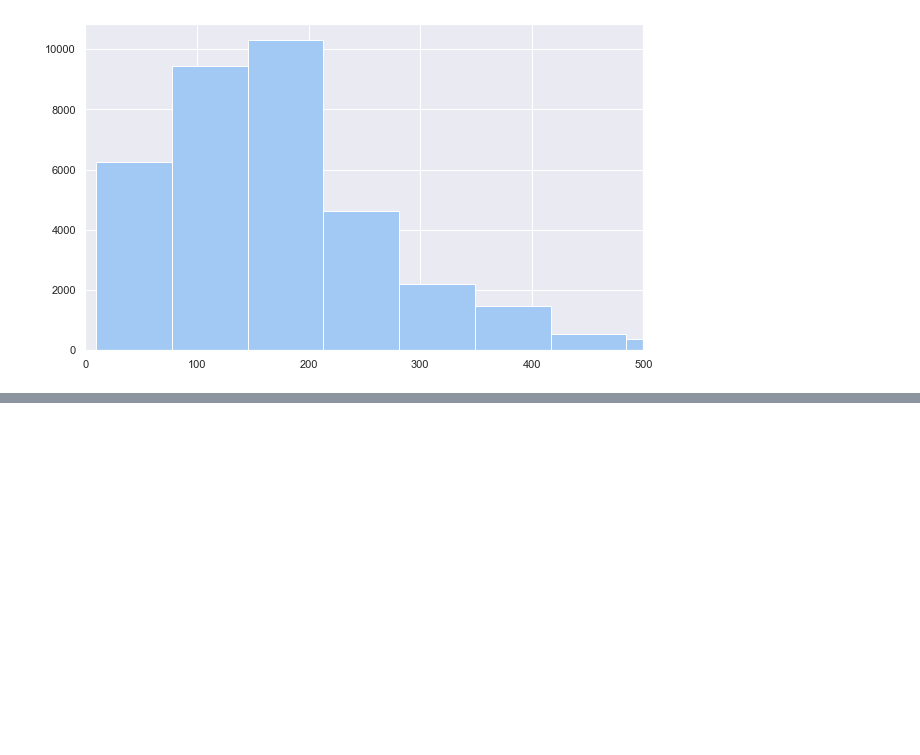
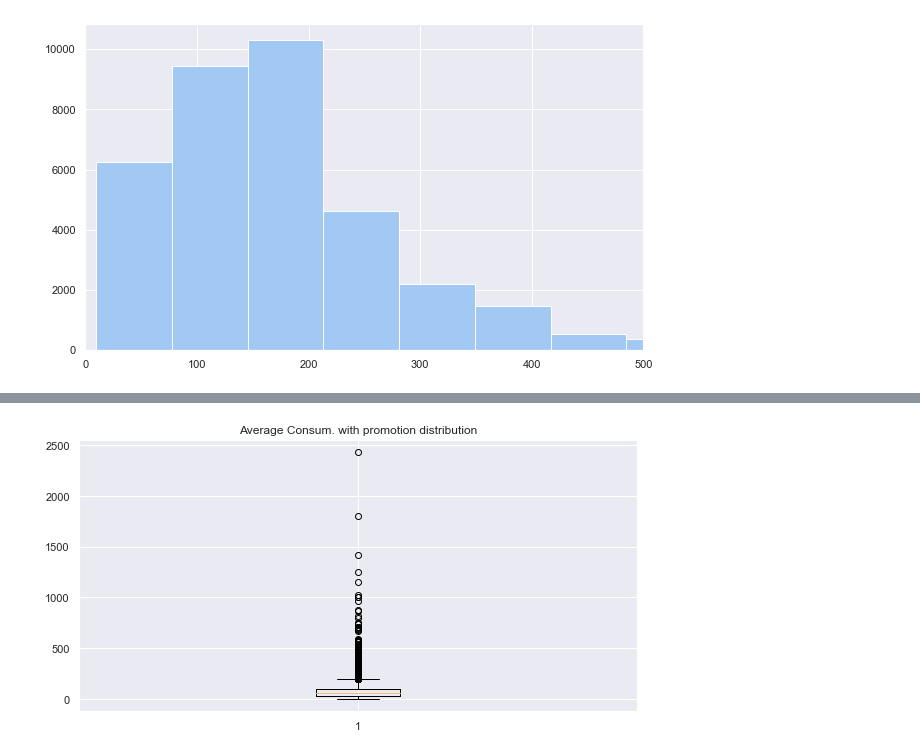
Before and after one commit to Javier-Alfonso-DS/S07T01_Hypothesis_Testing, a Jupyter notebook: S07_T01_Hypothesis_Testing.ipynb, the cells around one changed output, grey strips where cells are left out. Drawn from its saved outputs; the diff is of its cells as text; code cells hidden in the pictures; blank space fills up the shorter version.

```diff
--- a/S07_T01_Hypothesis_Testing.ipynb
+++ b/S07_T01_Hypothesis_Testing.ipynb
@@ -178,0 +175,4 @@ Ttest_1sampResult(statistic=7.335219667794772, pvalue=2.2603157159100853e-13)
+# %%
+# Filtering data
+data_2var = df_clients['avg_conso'] [df_clients['received_communication']== 1]
+data_2var
@@ -178,0 +206,8 @@ Ttest_1sampResult(statistic=7.335219667794772, pvalue=2.2603157159100853e-13)
+# %%
+# Boxplot of our data
+fig, ax = plt.subplots(figsize=(10,5));
+ax.set_title('Average Consum. with promotion distribution')
+ax.boxplot(x= data_2var)
+plt.show()
+# %% [output]
+[figure, added]
```
Also changed, not shown: parts of 34 cells of this notebook.
